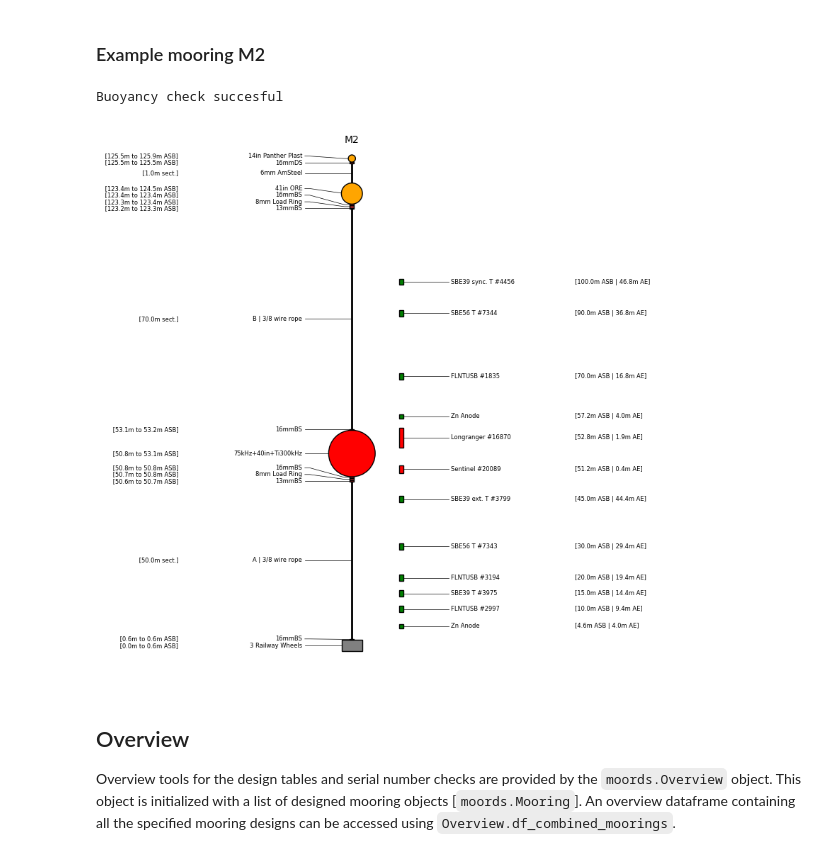
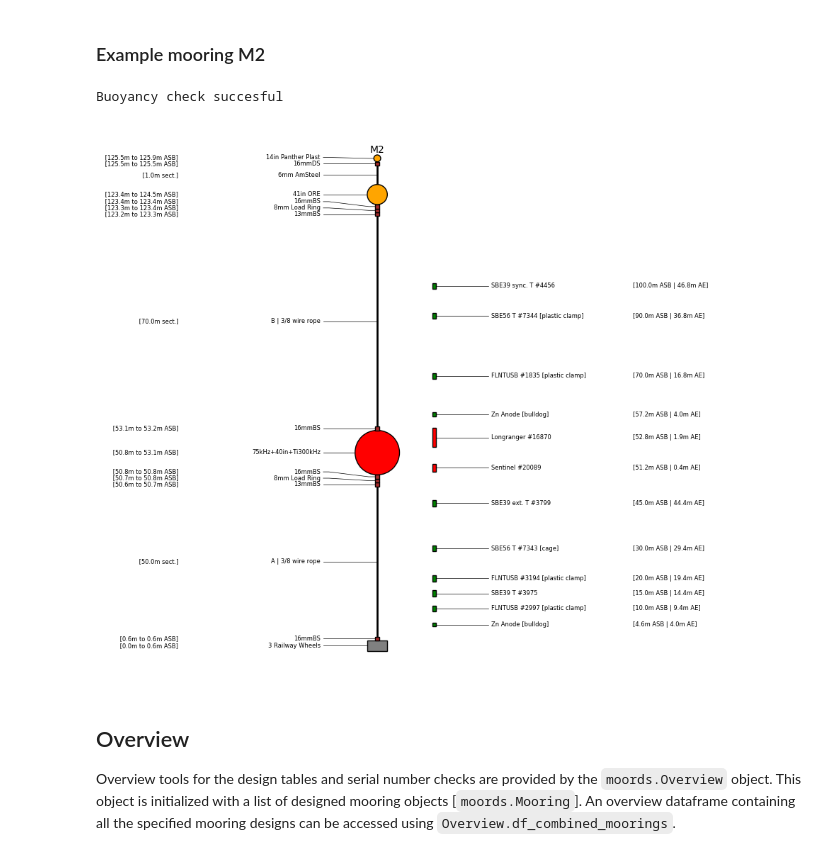
Before and after one commit to rdkreij/moords, a Jupyter notebook: notebooks/design_example.ipynb, the cells around one changed output. Cells and saved outputs as stored; diff of their text form; code cells hidden in the pictures.

```diff
--- a/notebooks/design_example.ipynb
+++ b/notebooks/design_example.ipynb
@@ -152,7 +156,9 @@ mooring_2 = moords.Mooring(df_database, name="M2")
 mooring_2.add_inline("3 Railway Wheels")
 mooring_2.add_inline("16mmBS")
 mooring_2.add_inline("3/8 wire rope", line_length=50, section="A")
-mooring_2.add_clampon_along_inline("Zn Anode (UWA)", height_along_inline=4)
+mooring_2.add_clampon_along_inline(
+    "Zn Anode (UWA)", height_along_inline=4, clamped_with="bulldog"
+)
 mooring_2.add_inline("13mmBS")
 mooring_2.add_inline("8mm Load Ring")
 mooring_2.add_inline("16mmBS")
@@ -167,41 +173,53 @@ mooring_2.add_clampon_along_inline(
 mooring_2.add_clampon_along_inline(
     "Longranger",
     serial="16870",
     height_along_inline=1.93,
     passive_weight=True,
     passive_drag=True,
 )
 mooring_2.add_inline("16mmBS")
 mooring_2.add_inline("3/8 wire rope", line_length=70, section="B")
-mooring_2.add_clampon_along_inline("Zn Anode (UWA)", height_along_inline=4)
+mooring_2.add_clampon_along_inline(
+    "Zn Anode (UWA)", height_along_inline=4, clamped_with="bulldog"
+)
 mooring_2.add_inline("13mmBS")
 mooring_2.add_inline("8mm Load Ring")
 mooring_2.add_inline("16mmBS")
 mooring_2.add_inline("41in ORE")
 mooring_2.add_inline("6mm AmSteel", line_length=1)
 mooring_2.add_inline("16mmDS")
 mooring_2.add_inline("14in Panther Plast (UWA)")
 
 # Add clamp-on elements
-mooring_2.add_clampon_by_height("FLNTUSB (UWA)", serial="2997", height=10)
+mooring_2.add_clampon_by_height(
+    "FLNTUSB (UWA)", serial="2997", height=10, clamped_with="plastic clamp"
+)
 mooring_2.add_clampon_by_height("SBE39 T (UWA)", serial="3975", height=15)
-mooring_2.add_clampon_by_height("FLNTUSB (UWA)", serial="3194", height=20)
-mooring_2.add_clampon_by_height("SBE56 T (UWA)", serial="7343", height=30)
+mooring_2.add_clampon_by_height(
+    "FLNTUSB (UWA)", serial="3194", height=20, clamped_with="plastic clamp"
+)
+mooring_2.add_clampon_by_height(
+    "SBE56 T (UWA)", serial="7343", height=30, clamped_with="cage"
+)
 mooring_2.add_clampon_by_height("SBE39 ext. T (UWA)", serial="3799", height=45)
-mooring_2.add_clampon_by_height("FLNTUSB (UWA)", serial="1835", height=70)
-mooring_2.add_clampon_by_height("SBE56 T (UWA)", serial="7344", height=90)
+mooring_2.add_clampon_by_height(
+    "FLNTUSB (UWA)", serial="1835", height=70, clamped_with="plastic clamp"
+)
+mooring_2.add_clampon_by_height(
+    "SBE56 T (UWA)", serial="7344", height=90, clamped_with="plastic clamp"
+)
 mooring_2.add_clampon_by_height("SBE39 sync. T (UWA)", serial="4456", height=100)
 mooring_2.check_total_buoyancy()
 
 # Plot mooring
 fig_2, ax = mooring_2.plot_design(
-    label_rigging=True, drop_strings=["(UWA)"], line_ratio_plot=0.8
+    label_rigging=True, drop_strings=["(UWA)"], line_ratio_plot=0.8, figsize=(4, 10)
 )
 fig_2.savefig(f"{output_dir}/mooring_2_design.png", dpi=300)
 plt.show()
 # %% [output]
 Buoyancy check succesful
-[figure, old version]
+[figure, new version]
 # %% [markdown]
 ## Overview
 
```
Also changed, not shown: parts of 3 cells of this notebook, 10 other files.
